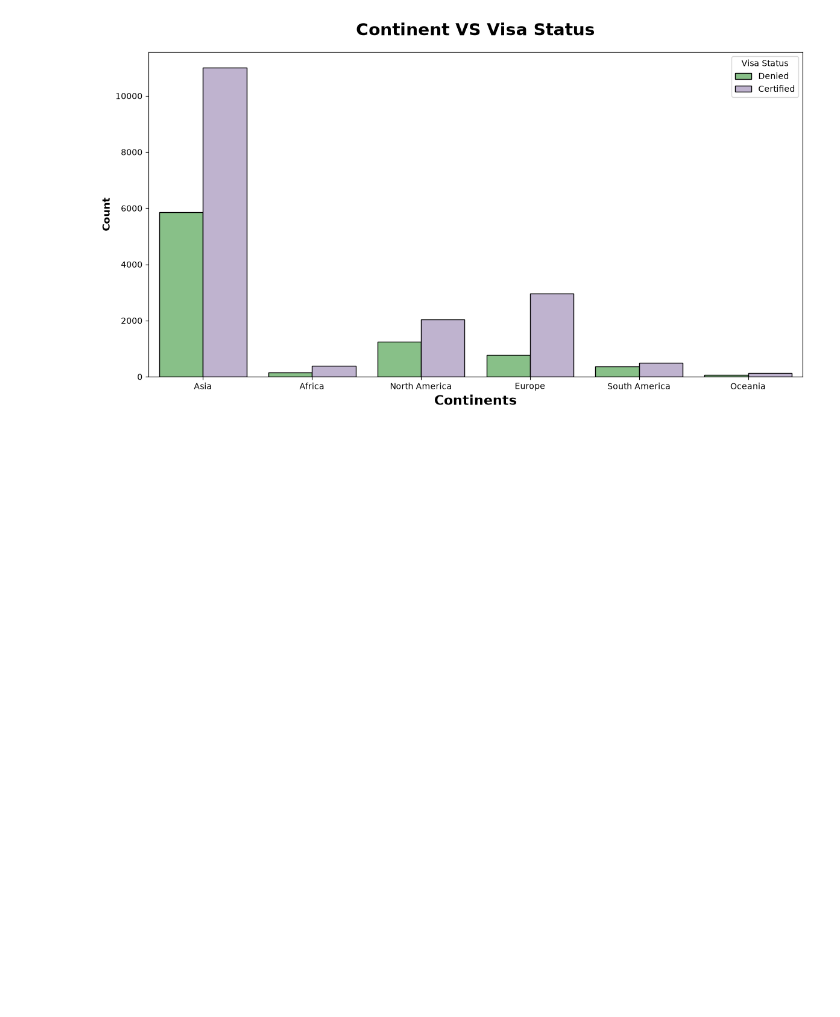
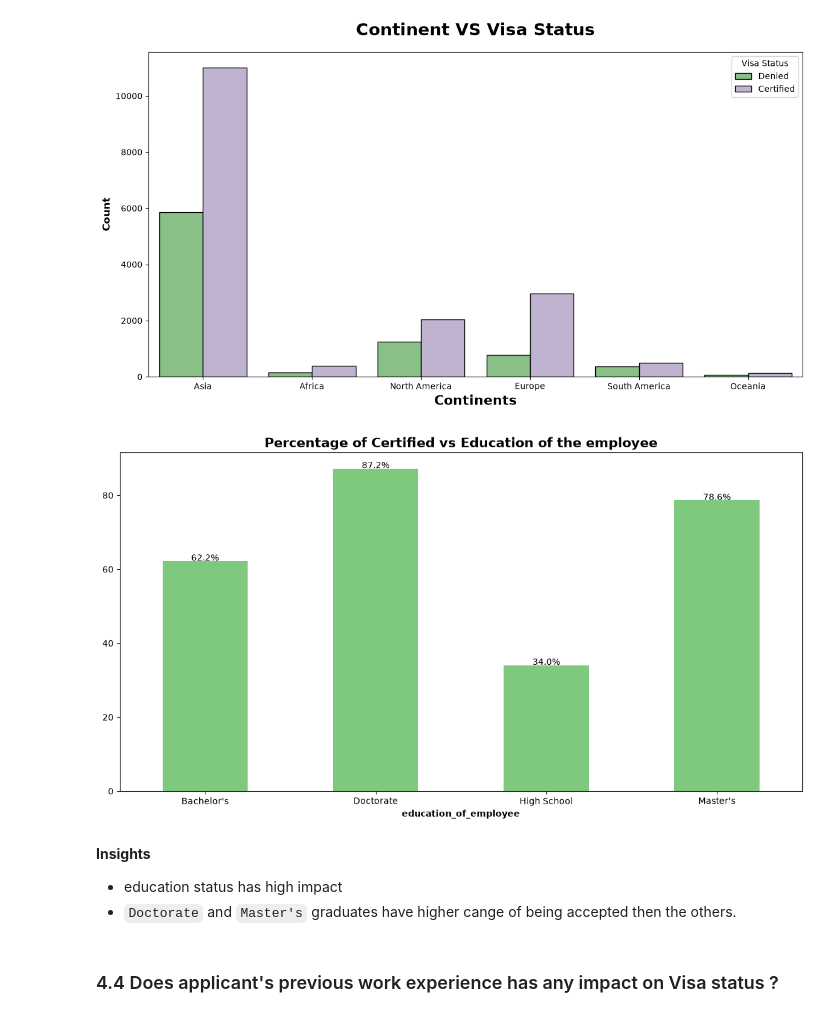
Before and after one commit to mdzaheerjk/Global-Mobility-Application-Analyzer, a Jupyter notebook: notebooks/1_EDA_Visa.ipynb, the cells around one changed output. Cells and saved outputs as stored; diff of their text form; code cells hidden in the pictures; blank space fills up the shorter version.

```diff
--- a/notebooks/1_EDA_Visa.ipynb
+++ b/notebooks/1_EDA_Visa.ipynb
@@ -334,3 +334,26 @@ plt.show()
 [figure]
 # %%
 df2=df.copy()
+# %%
+plt.figure(figsize=[14,7])
+
+(100*df2[df2["case_status"].isin(['Certified'])]['education_of_employee'].value_counts()/df2['education_of_employee'].value_counts()).plot(
+    kind='bar',stacked=True , colormap='Accent')
+plt.title("Percentage of Certified vs Education of the employee" , fontsize = 15, fontweight ='bold'  )
+order1 = (100 * df2[df2["case_status"].isin(['Certified'])]['education_of_employee'].value_counts() / df2['education_of_employee'].value_counts())
+for n in range(order1.shape[0]):
+    count = order1.iloc[n]
+    strt='{:0.1f}%'.format(count)
+    plt.text(n,count+0.1,strt,ha='center')
+
+plt.xlabel('education_of_employee' , fontweight ='bold')
+plt.xticks(rotation=0)
+plt.show()
+# %% [output]
+[figure, added]
+# %% [markdown]
+**Insights**
+- education status has high impact
+- `Doctorate` and `Master's` graduates have higher cange of being accepted then the others.
+# %% [markdown]
+### 4.4 Does applicant's previous work experience has any impact on Visa status ?
```
Also changed, not shown: parts of 14 cells of this notebook.
